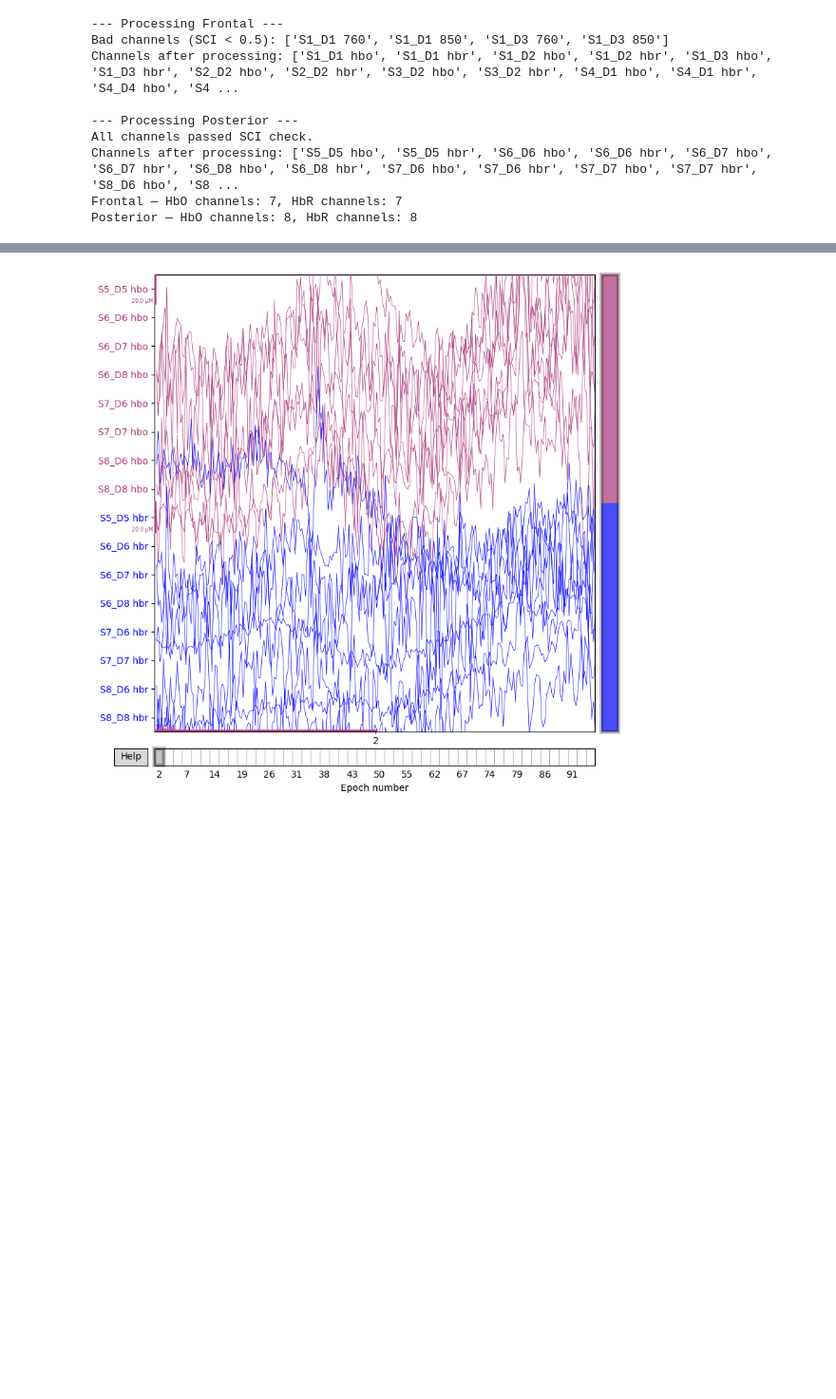
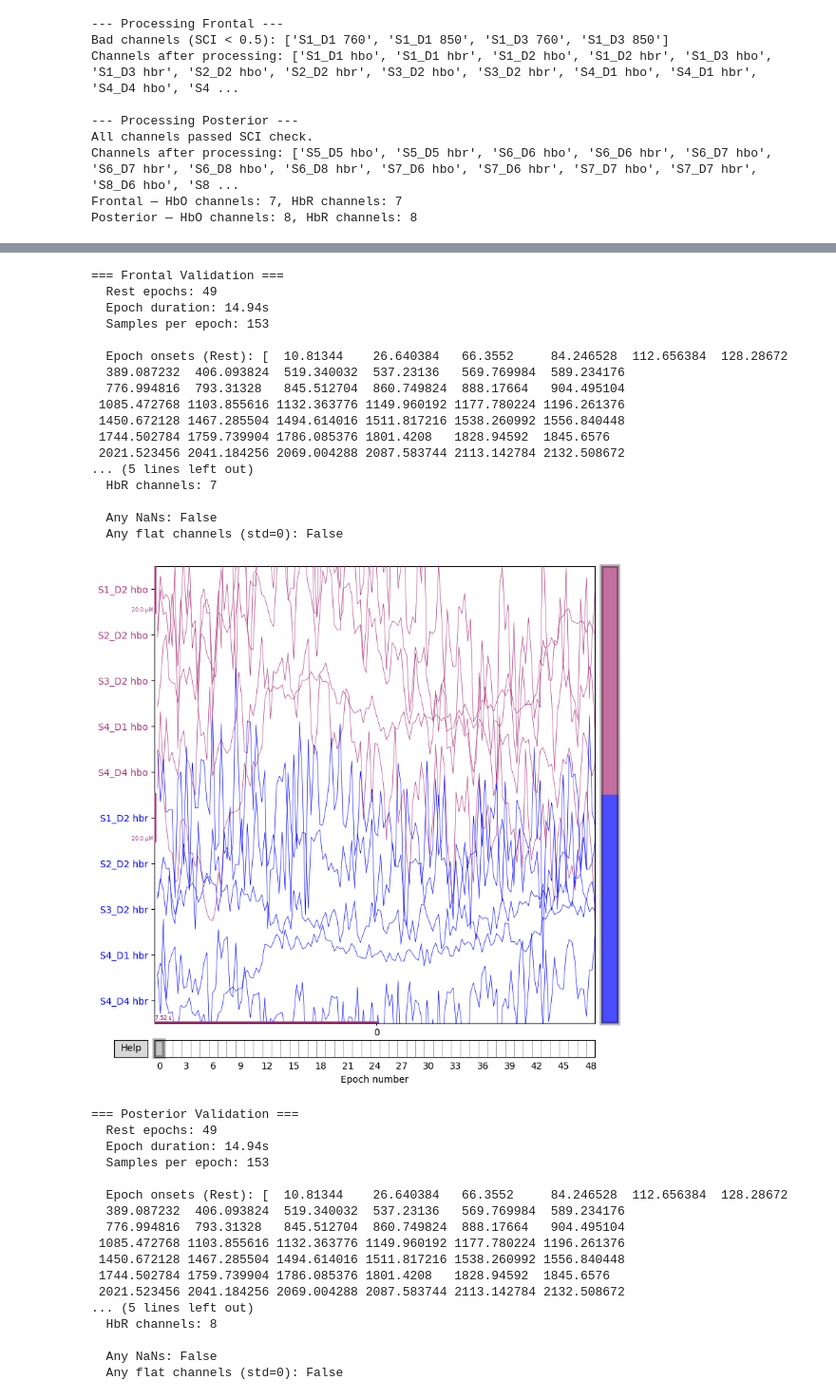
Before and after one commit to Sasha-King/The-Effect-of-Surface-Awareness-on-Nausea-and-3D-Performance-, a Jupyter notebook: MNE_Processing.ipynb, the cells around one changed output, grey strips where cells are left out. Shown at 95% size. Cells and saved outputs as stored; diff of their text form; code cells hidden in the pictures; blank space fills up the shorter version.

Commit message:
split scene and rest into different epochs

```diff
--- a/MNE_Processing.ipynb
+++ b/MNE_Processing.ipynb
@@ -158,16 +158,16 @@ Channels after processing: ['S5_D5 hbo', 'S5_D5 hbr', 'S6_D6 hbo', 'S6_D6 hbr',
 Frontal — HbO channels: 7, HbR channels: 7
 Posterior — HbO channels: 8, HbR channels: 8
 # %%
-#Regions seperarted now need to process each region
+#Regions split now need to process for each tag
 #think I need to use epochs for this https://mne.tools/stable/auto_tutorials/epochs/10_epochs_overview.html
 
 #Build full epochs for each region and each tag then can split by time as needed later
 
-def get_epochs(raw_region, region_name):
+def get_scene_epochs(raw_region, region_name):
 
     raw_copy = raw_region.copy()
 
-    events, events_id = mne.events_from_annotations(raw_copy, event_id={"Scene": 1, "Rest": 2})
+    events, events_id = mne.events_from_annotations(raw_copy, event_id={"Scene": 1})
 
     epochs = mne.Epochs(raw_copy, events, event_id=events_id, tmin=5.0, tmax=30.0, baseline=None, preload=True, verbose=True)
 
@@ -175,6 +175,6 @@ def get_epochs(raw_region, region_name):
     return epochs
 
 
-epochs_frontal = get_epochs(haemo_frontal,   "Frontal")
-epochs_posterior = get_epochs(haemo_posterior, "Posterior")
+epochs_scene_frontal = get_scene_epochs(haemo_frontal,   "Frontal")
+epochs_scene_posterior = get_scene_epochs(haemo_posterior, "Posterior")
 # %% [output]
@@ -196,0 +197,14 @@ Posterior — Number of epochs: 96
+# %%
+def get_rest_epochs(raw_region, region_name):
+
+    raw_copy = raw_region.copy()
+
+    events, events_id = mne.events_from_annotations(raw_copy, event_id={"Rest": 1})
+
+    epochs = mne.Epochs(raw_copy, events, event_id=events_id, tmin=5.0, tmax=20.0, baseline=None, preload=True, verbose=True)
+
+    print(f"{region_name} — Number of epochs: {len(epochs)}")
+    return epochs
+
+epochs_rest_frontal = get_rest_epochs(haemo_frontal,   "Frontal")
+epochs_rest_posterior = get_rest_epochs(haemo_posterior, "Posterior")
@@ -197,18 +228,16 @@ Posterior — Number of epochs: 96
 # %%
 
 # Checking the outputs make sense for the epochs
-def validate_epochs(epochs, region_name):
+def validate_epochs(epochs, region_name, event_type="Scene"):
 
     print(f"\n=== {region_name} Validation ===")
 
-    print(f"  Scene epochs: {len(epochs['Scene'])}")
-    print(f"  Rest epochs:  {len(epochs['Rest'])}")
+    print(f"  {event_type} epochs: {len(epochs[event_type])}")
 
     print(f"  Epoch duration: {epochs.tmax - epochs.tmin:.2f}s")
     print(f"  Samples per epoch: {len(epochs.times)}")
 
-    print(f"\n  Epoch onsets (Scene): {epochs['Scene'].events[:, 0] / epochs.info['sfreq']}")
-    print(f"  Epoch onsets (Rest):  {epochs['Rest'].events[:, 0] / epochs.info['sfreq']}")
+    print(f"\n  Epoch onsets ({event_type}): {epochs[event_type].events[:, 0] / epochs.info['sfreq']}")
 
 
     print(f"\n  Channels: {len(epochs.ch_names)}")
@@ -219,13 +248,15 @@ def validate_epochs(epochs, region_name):
     print(f"\n  Any NaNs: {np.isnan(data).any()}")
     print(f"  Any flat channels (std=0): {(data.std(axis=-1) == 0).any()}")
 
-    epochs['Scene'].plot(n_epochs=1, title=f"{region_name} - Scene")
-    epochs['Rest'].plot(n_epochs=1,  title=f"{region_name} - Rest")
+    epochs[event_type].plot(n_epochs=1, title=f"{region_name} - {event_type}")
 
 
 
-validate_epochs(epochs_frontal, "Frontal")
-validate_epochs(epochs_posterior, "Posterior")
+validate_epochs(epochs_scene_frontal, "Frontal", "Scene")
+validate_epochs(epochs_scene_posterior, "Posterior", "Scene")
+
+validate_epochs(epochs_rest_frontal, "Frontal", "Rest")
+validate_epochs(epochs_rest_posterior, "Posterior", "Rest")
 # %% [output]
 === Frontal Validation ===
   Scene epochs: 48
@@ -266 +303,35 @@ validate_epochs(epochs_posterior, "Posterior")
+=== Frontal Validation ===
+  Rest epochs: 49
+  Epoch duration: 14.94s
+  Samples per epoch: 153
+
+  Epoch onsets (Rest): [  10.81344    26.640384   66.3552     84.246528  112.656384  128.28672
+  389.087232  406.093824  519.340032  537.23136   569.769984  589.234176
+  776.994816  793.31328   845.512704  860.749824  888.17664   904.495104
+ 1085.472768 1103.855616 1132.363776 1149.960192 1177.780224 1196.261376
+ 1450.672128 1467.285504 1494.614016 1511.817216 1538.260992 1556.840448
+ 1744.502784 1759.739904 1786.085376 1801.4208   1828.94592  1845.6576
+ 2021.523456 2041.184256 2069.004288 2087.583744 2113.142784 2132.508672
+... (5 lines left out)
+  HbR channels: 7
+
+  Any NaNs: False
+  Any flat channels (std=0): False
-[figure, old version]
+[figure, new version]
+=== Posterior Validation ===
+  Rest epochs: 49
+  Epoch duration: 14.94s
+  Samples per epoch: 153
+
+  Epoch onsets (Rest): [  10.81344    26.640384   66.3552     84.246528  112.656384  128.28672
+  389.087232  406.093824  519.340032  537.23136   569.769984  589.234176
+  776.994816  793.31328   845.512704  860.749824  888.17664   904.495104
+ 1085.472768 1103.855616 1132.363776 1149.960192 1177.780224 1196.261376
+ 1450.672128 1467.285504 1494.614016 1511.817216 1538.260992 1556.840448
+ 1744.502784 1759.739904 1786.085376 1801.4208   1828.94592  1845.6576
+ 2021.523456 2041.184256 2069.004288 2087.583744 2113.142784 2132.508672
+... (5 lines left out)
+  HbR channels: 8
+
+  Any NaNs: False
+  Any flat channels (std=0): False
```
Also changed, not shown: parts of 7 cells of this notebook.
